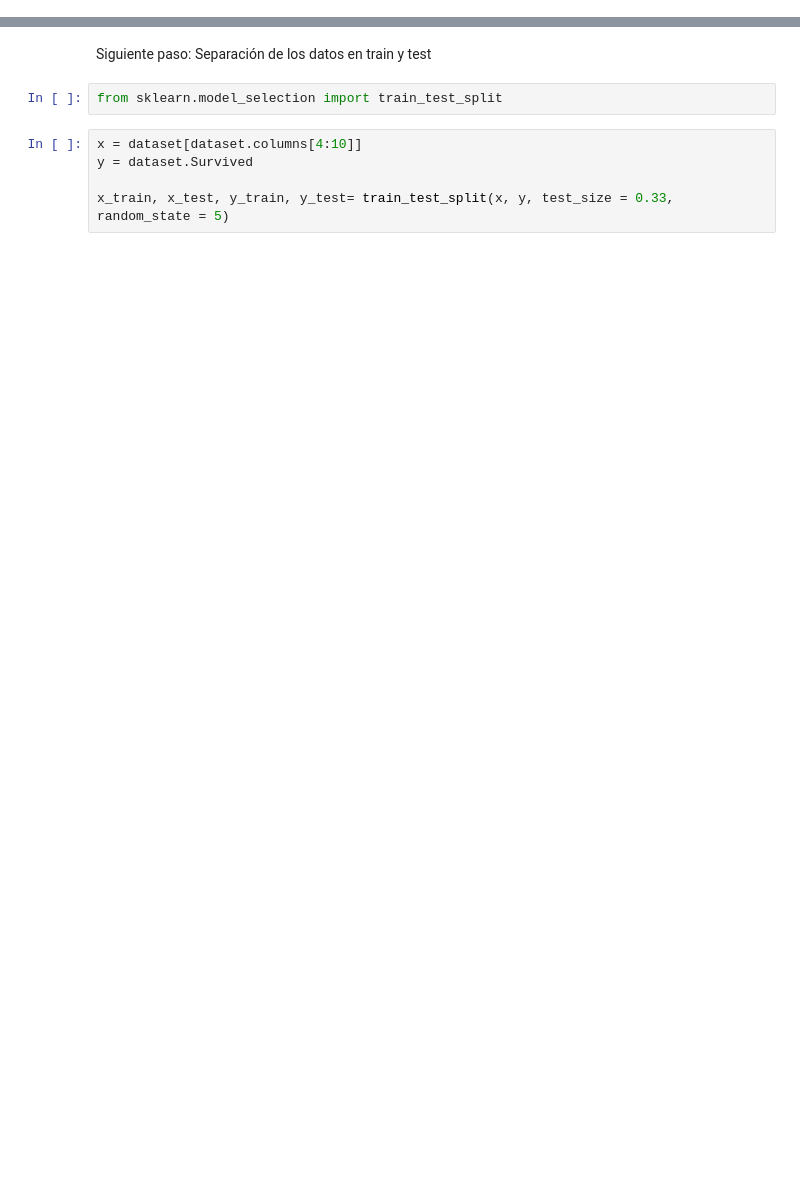
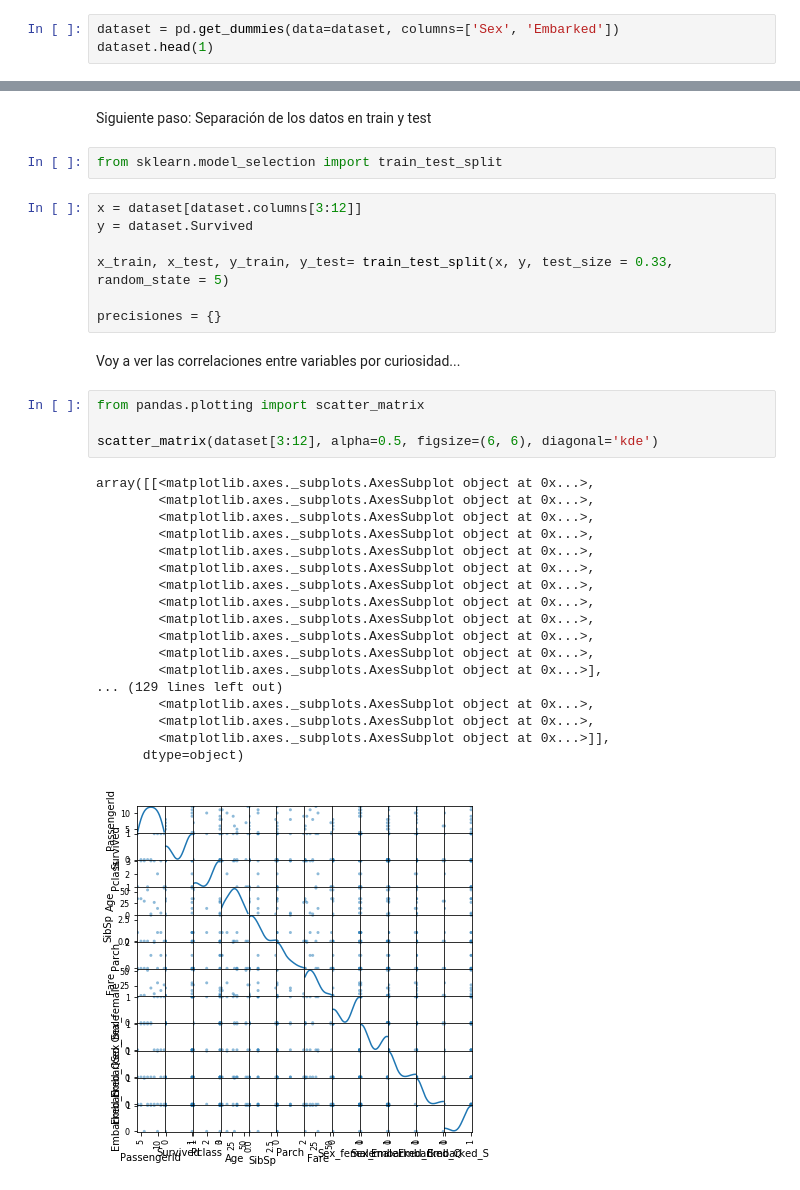
Before and after one commit to JParzival/titanic-dataset-analysis, a Jupyter notebook: jdag_titanic.ipynb, the cells around one changed output, grey strips where cells are left out. Cells and saved outputs as stored; diff of their text form; blank space fills up the shorter version.

```diff
--- a/jdag_titanic.ipynb
+++ b/jdag_titanic.ipynb
@@ -102,2 +103,5 @@ dataset.to_csv("titanic_limpio.csv", sep='\t')
 # %% [markdown]
 Ahora es importante cambiar todas las variables categoricas a dummy
+# %%
+dataset = pd.get_dummies(data=dataset, columns=['Sex', 'Embarked'])
+dataset.head(1)
@@ -106,7 +114,34 @@ Siguiente paso: Separación de los datos en train y test
 # %%
 from sklearn.model_selection import train_test_split
 # %%
-x = dataset[dataset.columns[4:10]]
+x = dataset[dataset.columns[3:12]]
 y = dataset.Survived
 
 x_train, x_test, y_train, y_test= train_test_split(x, y, test_size = 0.33, random_state = 5)
+
+precisiones = {}
+# %% [markdown]
+Voy a ver las correlaciones entre variables por curiosidad...
+# %%
+from pandas.plotting import scatter_matrix
+
+scatter_matrix(dataset[3:12], alpha=0.5, figsize=(6, 6), diagonal='kde')
+# %% [output]
+array([[<matplotlib.axes._subplots.AxesSubplot object at 0x...>,
+        <matplotlib.axes._subplots.AxesSubplot object at 0x...>,
+        <matplotlib.axes._subplots.AxesSubplot object at 0x...>,
+        <matplotlib.axes._subplots.AxesSubplot object at 0x...>,
+        <matplotlib.axes._subplots.AxesSubplot object at 0x...>,
+        <matplotlib.axes._subplots.AxesSubplot object at 0x...>,
+        <matplotlib.axes._subplots.AxesSubplot object at 0x...>,
+        <matplotlib.axes._subplots.AxesSubplot object at 0x...>,
+        <matplotlib.axes._subplots.AxesSubplot object at 0x...>,
+        <matplotlib.axes._subplots.AxesSubplot object at 0x...>,
+        <matplotlib.axes._subplots.AxesSubplot object at 0x...>,
+        <matplotlib.axes._subplots.AxesSubplot object at 0x...>],
+... (129 lines left out)
+        <matplotlib.axes._subplots.AxesSubplot object at 0x...>,
+        <matplotlib.axes._subplots.AxesSubplot object at 0x...>,
+        <matplotlib.axes._subplots.AxesSubplot object at 0x...>]],
+      dtype=object)
+[figure, added]
```
Also changed, not shown: parts of 73 cells of this notebook, 1 other file.
